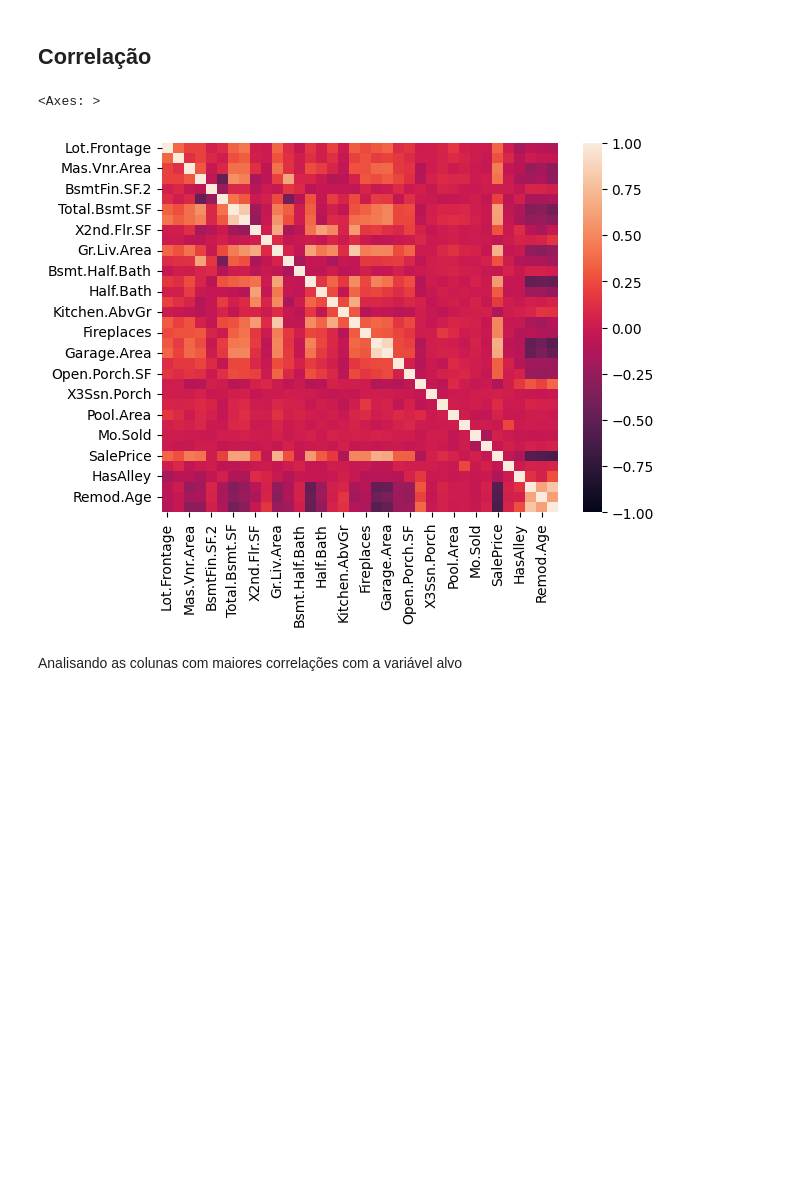
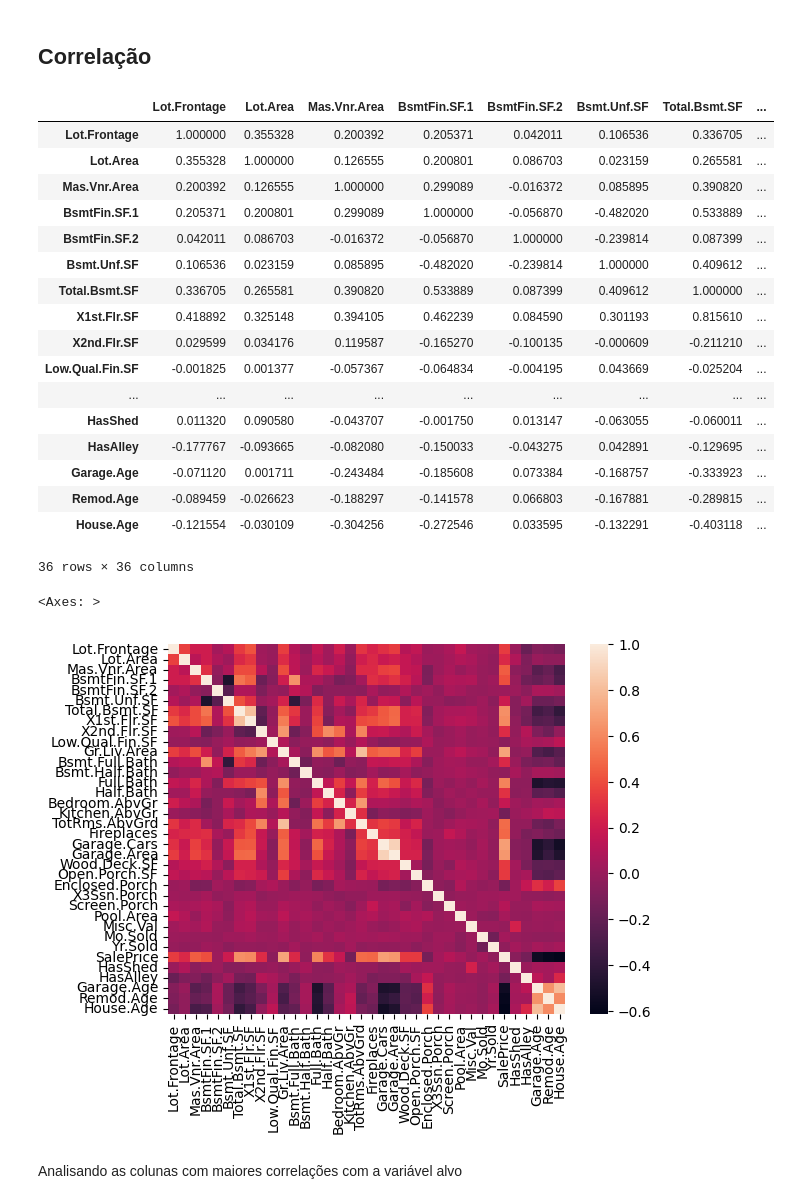
Before and after one commit to alemagno10/ames-project, a Jupyter notebook: ames/feature_engineering.ipynb, the cells around one changed output. Cells and saved outputs as stored; diff of their text form; code cells hidden in the pictures; blank space fills up the shorter version.

```diff
--- a/ames/feature_engineering.ipynb
+++ b/ames/feature_engineering.ipynb
@@ -30,11 +31,33 @@ df.head()
 ## Correlação
 # %%
 corr = df.corr(numeric_only=True)
-
-sns.heatmap(corr, vmin=-1, vmax=1)
+corr
 # %% [output]
+|  | Lot.Frontage | Lot.Area | Mas.Vnr.Area | BsmtFin.SF.1 | BsmtFin.SF.2 | Bsmt.Unf.SF | Total.Bsmt.SF | ... |
+| Lot.Frontage | 1.000000 | 0.355328 | 0.200392 | 0.205371 | 0.042011 | 0.106536 | 0.336705 | ... |
+| Lot.Area | 0.355328 | 1.000000 | 0.126555 | 0.200801 | 0.086703 | 0.023159 | 0.265581 | ... |
+| Mas.Vnr.Area | 0.200392 | 0.126555 | 1.000000 | 0.299089 | -0.016372 | 0.085895 | 0.390820 | ... |
+| BsmtFin.SF.1 | 0.205371 | 0.200801 | 0.299089 | 1.000000 | -0.056870 | -0.482020 | 0.533889 | ... |
+| BsmtFin.SF.2 | 0.042011 | 0.086703 | -0.016372 | -0.056870 | 1.000000 | -0.239814 | 0.087399 | ... |
+| Bsmt.Unf.SF | 0.106536 | 0.023159 | 0.085895 | -0.482020 | -0.239814 | 1.000000 | 0.409612 | ... |
+| Total.Bsmt.SF | 0.336705 | 0.265581 | 0.390820 | 0.533889 | 0.087399 | 0.409612 | 1.000000 | ... |
+| X1st.Flr.SF | 0.418892 | 0.325148 | 0.394105 | 0.462239 | 0.084590 | 0.301193 | 0.815610 | ... |
+| X2nd.Flr.SF | 0.029599 | 0.034176 | 0.119587 | -0.165270 | -0.100135 | -0.000609 | -0.211210 | ... |
+| Low.Qual.Fin.SF | -0.001825 | 0.001377 | -0.057367 | -0.064834 | -0.004195 | 0.043669 | -0.025204 | ... |
+| ... | ... | ... | ... | ... | ... | ... | ... | ... |
+| HasShed | 0.011320 | 0.090580 | -0.043707 | -0.001750 | 0.013147 | -0.063055 | -0.060011 | ... |
+| HasAlley | -0.177767 | -0.093665 | -0.082080 | -0.150033 | -0.043275 | 0.042891 | -0.129695 | ... |
+| Garage.Age | -0.071120 | 0.001711 | -0.243484 | -0.185608 | 0.073384 | -0.168757 | -0.333923 | ... |
+| Remod.Age | -0.089459 | -0.026623 | -0.188297 | -0.141578 | 0.066803 | -0.167881 | -0.289815 | ... |
+| House.Age | -0.121554 | -0.030109 | -0.304256 | -0.272546 | 0.033595 | -0.132291 | -0.403118 | ... |
-<Axes: >
+36 rows × 36 columns
-[figure, removed]
+# %%
+corr = df.corr(numeric_only=True)
+
+sns.heatmap(corr, xticklabels=corr.columns, yticklabels=corr.columns)
+# %% [output]
+<Axes: >
+[figure, added]
 # %% [markdown]
 Analisando as colunas com maiores correlações com a variável alvo
 # %%
```
Also changed, not shown: parts of 16 cells of this notebook, 4 other files.
